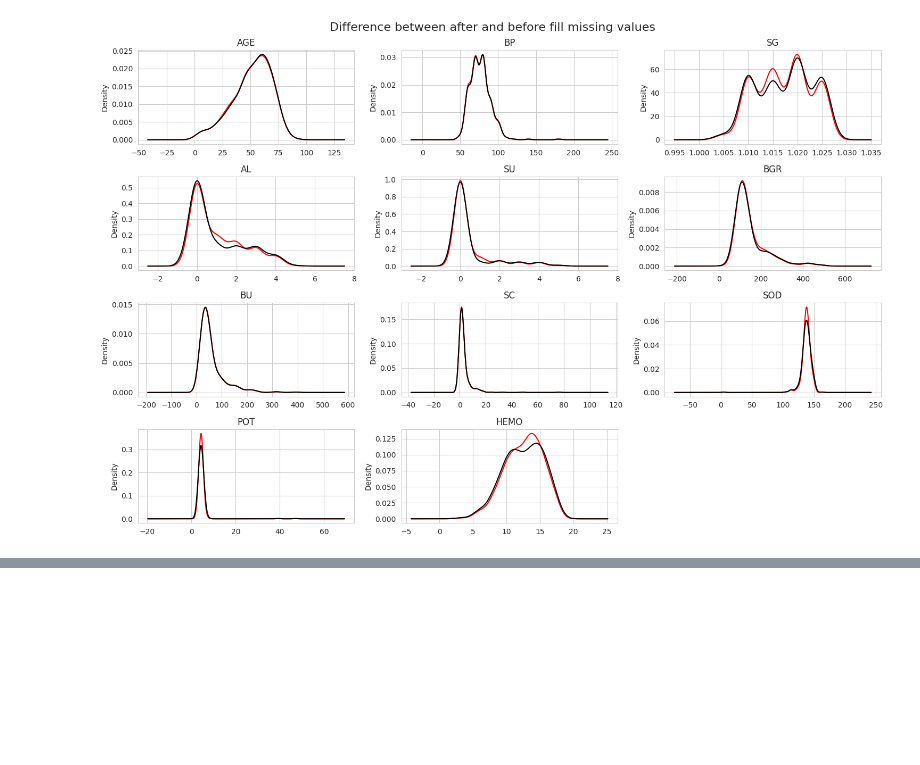
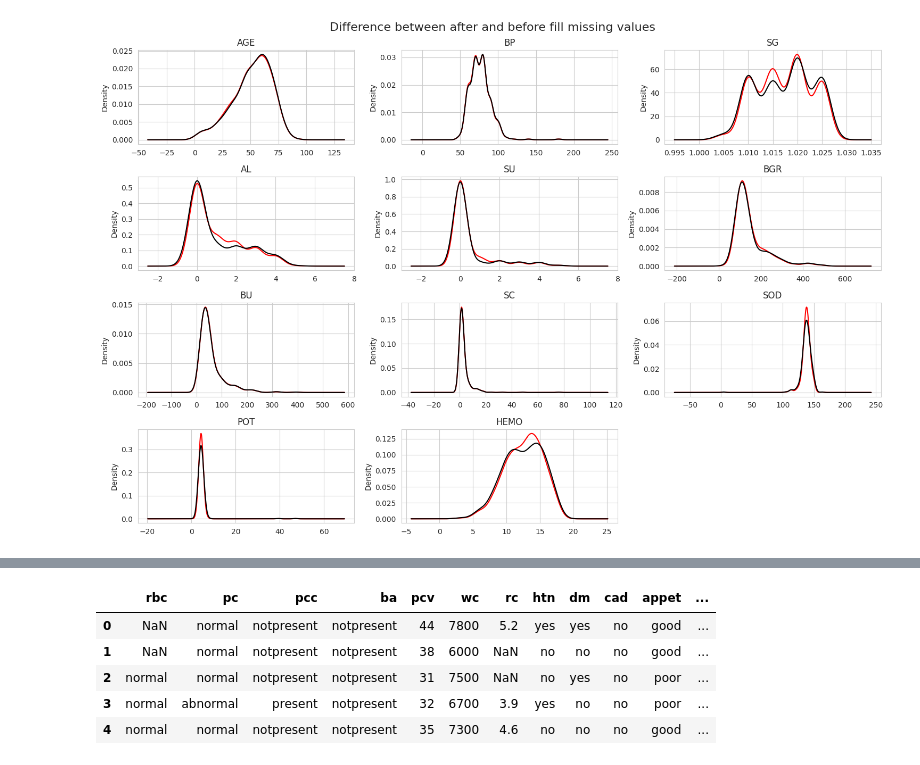
Before and after one commit to junaidulhassan/My-All-Kaggle-Jupyter-Notebooks, a Jupyter notebook: Chronic-Kidney-Disease-Detection/notebook.ipynb, the cells around one changed output, grey strips where cells are left out. Cells and saved outputs as stored; diff of their text form; code cells hidden in the pictures; blank space fills up the shorter version.

```diff
--- a/Chronic-Kidney-Disease-Detection/notebook.ipynb
+++ b/Chronic-Kidney-Disease-Detection/notebook.ipynb
@@ -167,3 +167,7 @@ plt.tight_layout()
 plt.show()
 # %% [output]
 [figure]
+# %%
+# now get column non-numericals cols
+non_num_cols = df.dtypes[df.dtypes==object].index.tolist()
+non_num_cols
@@ -169,0 +189,9 @@ plt.show()
+# %%
+df[non_num_cols].head()
+# %% [output]
+|  | rbc | pc | pcc | ba | pcv | wc | rc | htn | dm | cad | appet | ... |
+| 0 | NaN | normal | notpresent | notpresent | 44 | 7800 | 5.2 | yes | yes | no | good | ... |
+| 1 | NaN | normal | notpresent | notpresent | 38 | 6000 | NaN | no | no | no | good | ... |
+| 2 | normal | normal | notpresent | notpresent | 31 | 7500 | NaN | no | yes | no | poor | ... |
+| 3 | normal | abnormal | present | notpresent | 32 | 6700 | 3.9 | yes | no | no | poor | ... |
+| 4 | normal | normal | notpresent | notpresent | 35 | 7300 | 4.6 | no | no | no | good | ... |
```
Also changed, not shown: parts of 1 cell of this notebook.
